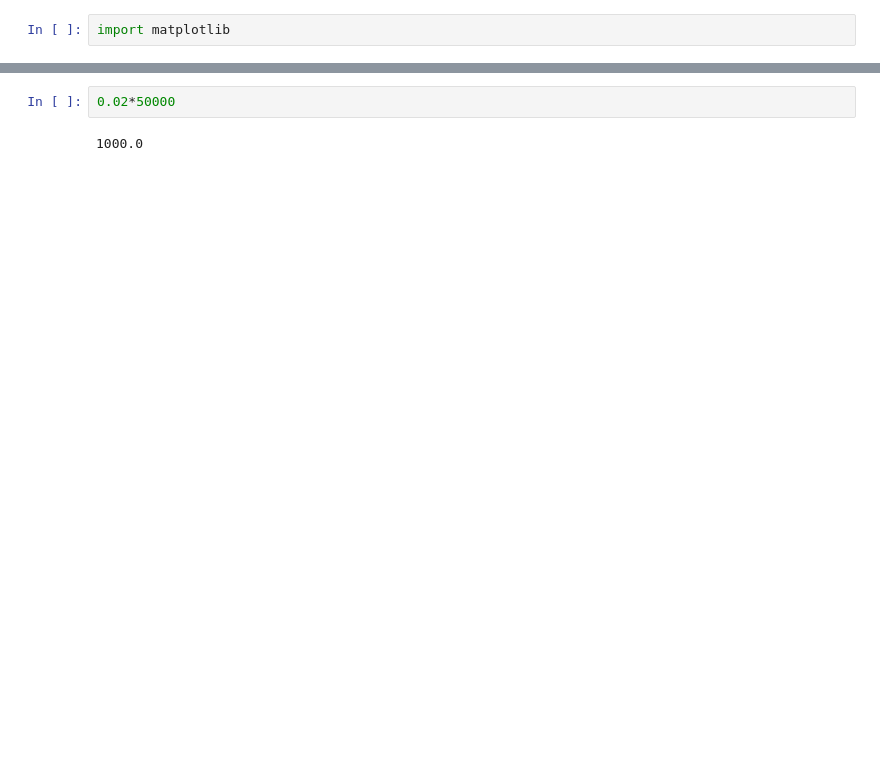
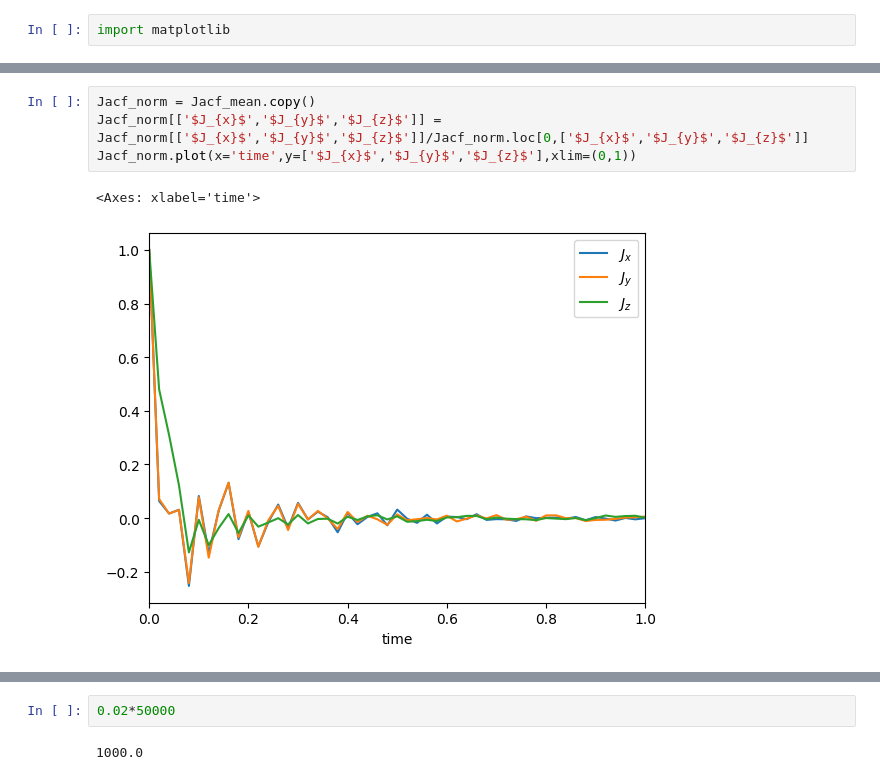
Before and after one commit to jautschbach/dynpy, a Jupyter notebook: scratch.ipynb, the cells around one changed output, grey strips where cells are left out. Drawn from its saved outputs; the diff is of its cells as text; blank space fills up the shorter version.

```diff
--- a/scratch.ipynb
+++ b/scratch.ipynb
@@ -132,0 +79,7 @@ NameError: name 'traj_dir' is not defined
+# %%
+Jacf_norm = Jacf_mean.copy()
+Jacf_norm[['$J_{x}$','$J_{y}$','$J_{z}$']] = Jacf_norm[['$J_{x}$','$J_{y}$','$J_{z}$']]/Jacf_norm.loc[0,['$J_{x}$','$J_{y}$','$J_{z}$']]
+Jacf_norm.plot(x='time',y=['$J_{x}$','$J_{y}$','$J_{z}$'],xlim=(0,1))
+# %% [output]
+<Axes: xlabel='time'>
+[figure, new version]
```
Also changed, not shown: parts of 54 cells of this notebook, 6 other files.
